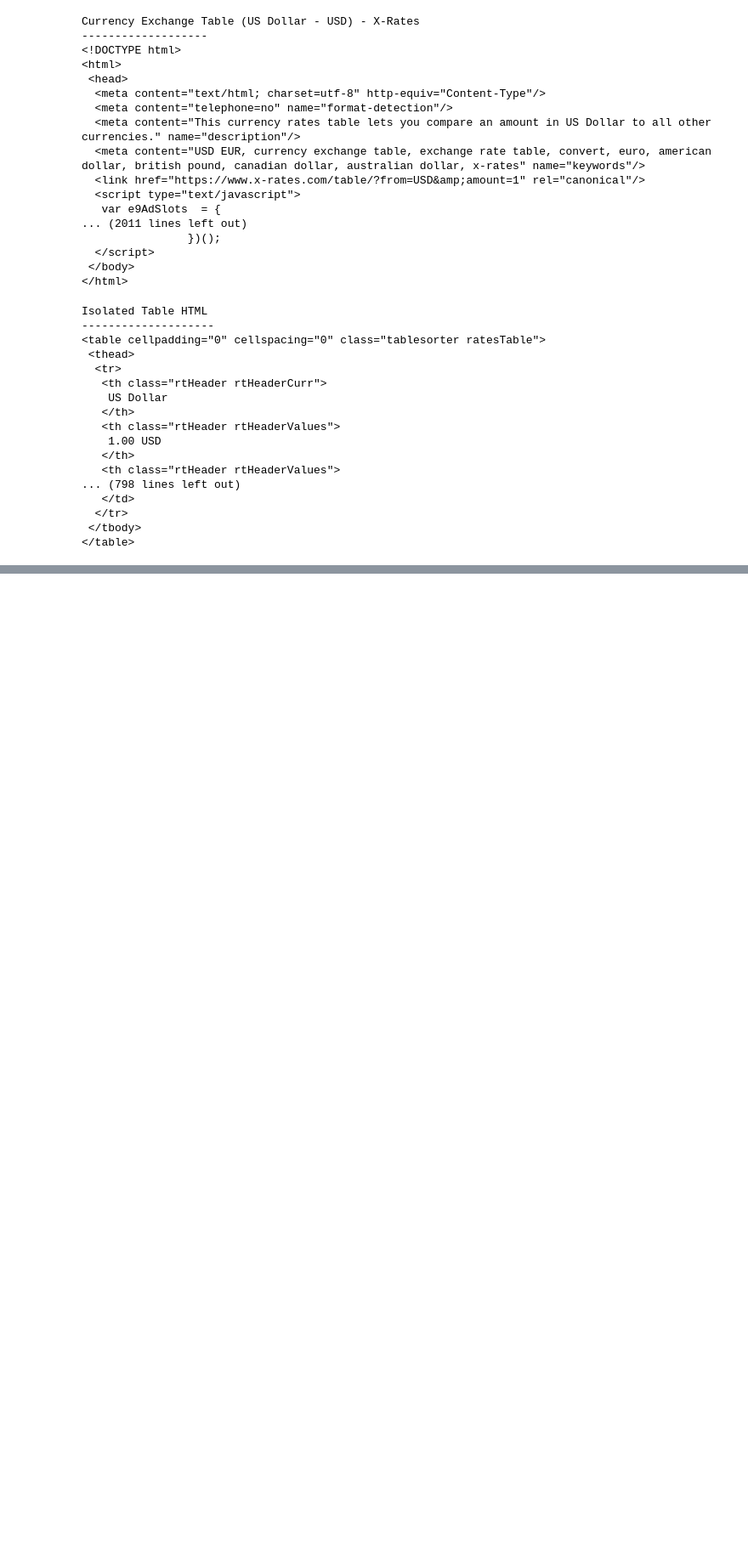
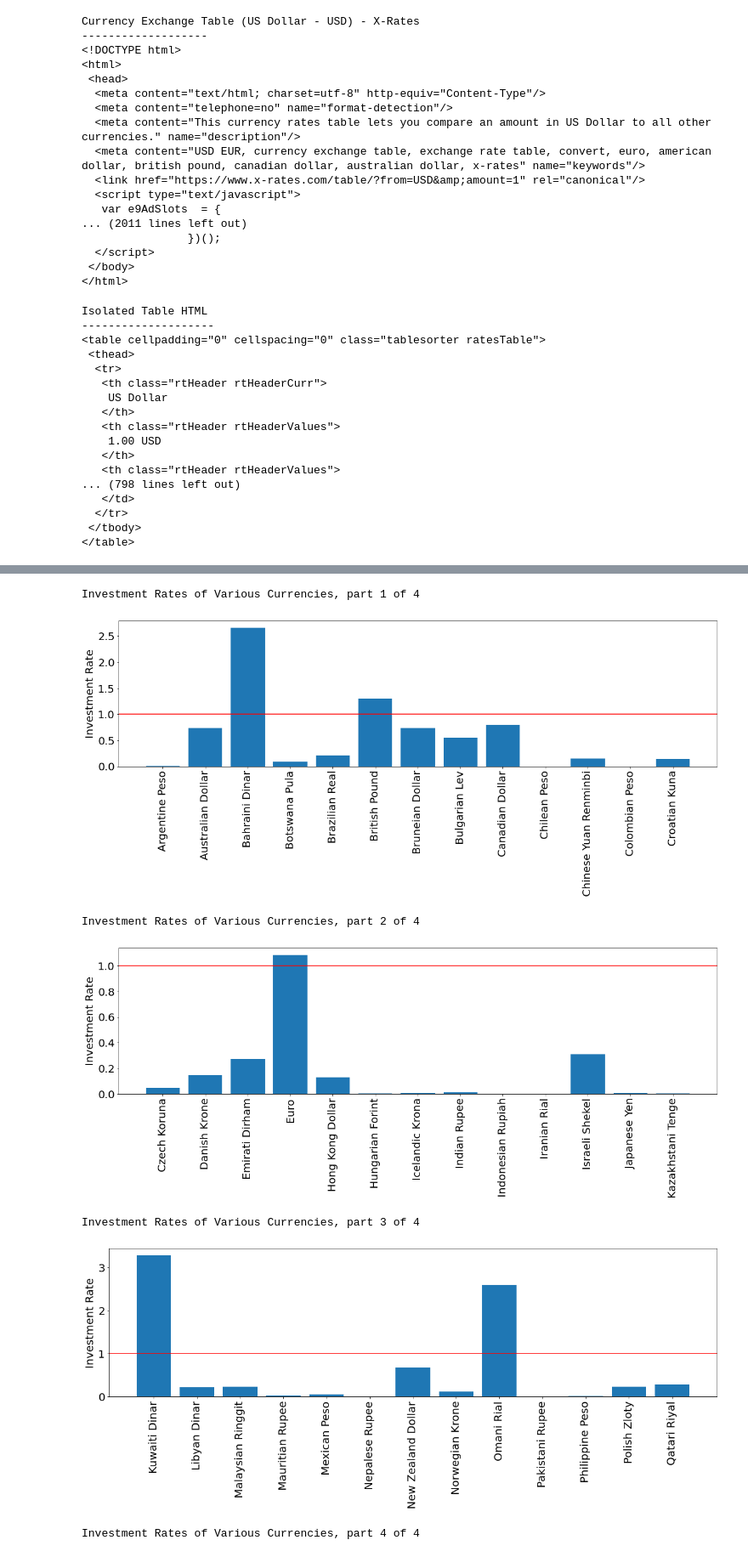
Before and after one commit to sashort/CSC221-sashort-GroupProject, a Jupyter notebook: CSC221-sashort-GroupProject.ipynb, the cells around one changed output, grey strips where cells are left out. Shown: that part at 85% size. Drawn from its saved outputs; the diff is of its cells as text; code cells hidden in the pictures; blank space fills up the shorter version.

```diff
--- a/CSC221-sashort-GroupProject.ipynb
+++ b/CSC221-sashort-GroupProject.ipynb
@@ -107,0 +111,15 @@ df.to_csv('CSC221-webscrape-data.csv')
+# %%
+# Making a new dataframe from the sorted Exchange rate values. As the exchange rates vary by over
+# a factor of a million, it makes little sense to try to display all of them on a single graph.
+# As such, this helps figure out how to divide them up.
+
+# Also, I need to convert the values in the Dataframe from strings to float
+
+df['Exchange_Rate'] = df['Exchange_Rate'].astype(float)
+df['Investment_Rate'] = df['Investment_Rate'].astype(float)
+
+df = df.sort_values(by=['Exchange_Rate'], ascending=False)
+
+df.reset_index(drop=True, inplace=True)
+
+df
@@ -107,0 +200,9 @@ df.to_csv('CSC221-webscrape-data.csv')
+# %%
+# Resetting DF back to Alphabetical Order. Perhaps I should've just left it alone, or did the Investment Rate
+# first? Unlike the exchange rates, I do not feel as much need to sort them by the rate.
+
+df = df.sort_values(by=['Currency_Name'])
+
+df.reset_index(drop=True, inplace=True)
+
+df
@@ -107,0 +227,29 @@ df.to_csv('CSC221-webscrape-data.csv')
+# %%
+# Here, I decided to divide it into four nearly equal size graphs. There's a red line at Investment Rate = 1
+# To help compare different graphs to each other. There's the odd currency here and there that's almost at zero
+# but unlike the previous graphs, I do not feel the need to show exactly how different those are - they
+# would be bad choices anyway.
+
+for i in range(4):
+    fig = plt.figure(figsize=(x_size, y_size))
+    if i < 3:
+        endpoint = ((i+1)*13)-1
+        x_ranger = 13
+    else:
+        endpoint = ((i+1)*13)
+        x_ranger = 14
+    plt.bar(range(x_ranger), df.loc[(i*13):endpoint]['Investment_Rate'])
+    plt.xticks(range(x_ranger), df.loc[(i*13):endpoint]['Currency_Name'], rotation=90)
+    plt.ylabel('Investment Rate')
+    plt.axhline(1, color='red')
+
+    print("Investment Rates of Various Currencies, part", str(i+1), "of 4")
+    plt.show()
+# %% [output]
+Investment Rates of Various Currencies, part 1 of 4
+[figure, added]
+Investment Rates of Various Currencies, part 2 of 4
+[figure, added]
+Investment Rates of Various Currencies, part 3 of 4
+[figure, added]
+Investment Rates of Various Currencies, part 4 of 4
```
Also changed, not shown: parts of 8 cells of this notebook.
